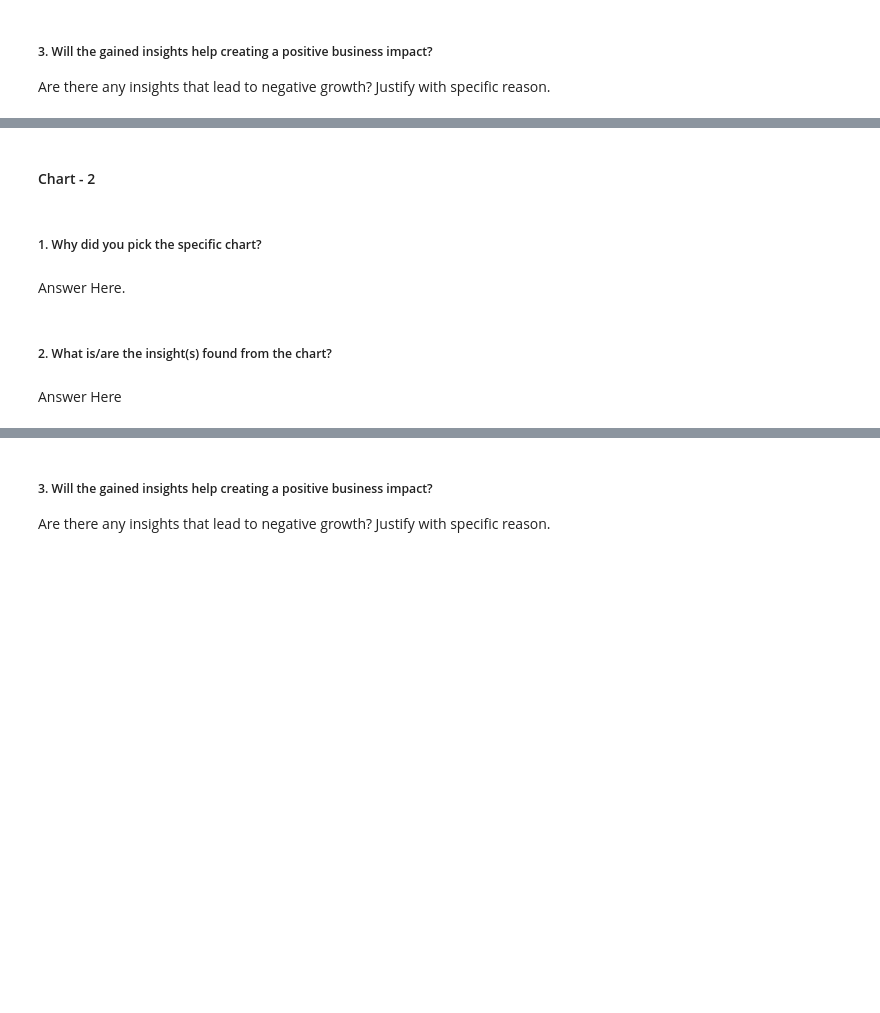
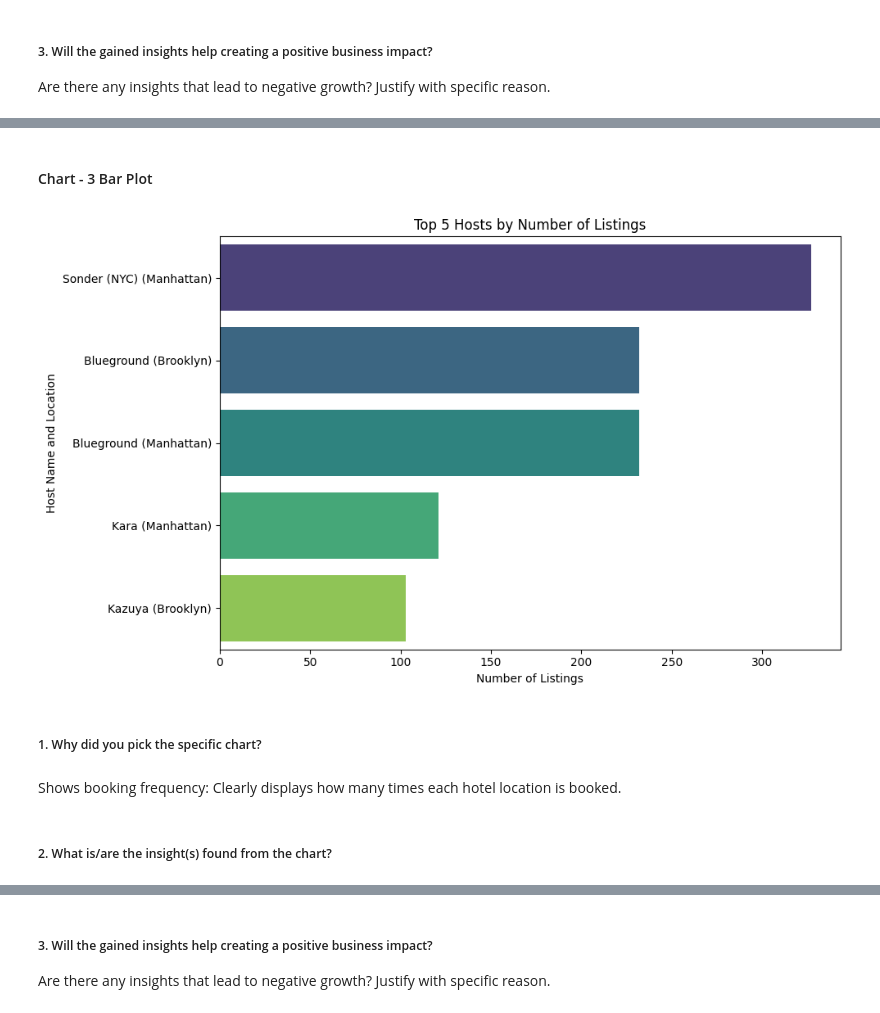
Before and after one commit to skanaujiya/AirBnb-Bookings-Analysis, a Jupyter notebook: src/notebook/airBnb_EDA.ipynb, the cells around one changed output, grey strips where cells are left out. Cells and saved outputs as stored; diff of their text form; code cells hidden in the pictures; blank space fills up the shorter version.

```diff
--- a/src/notebook/airBnb_EDA.ipynb
+++ b/src/notebook/airBnb_EDA.ipynb
@@ -255,2 +470,2 @@ Answer Here
 # %% [markdown]
-#### Chart - 2
+#### Chart - 3 Bar Plot
@@ -259,8 +472,22 @@ Answer Here
+# %%
+host_by_location = df.groupby(['host_name','location'])['calculated_host_listings_count'].max().reset_index()
+top_hosts = host_by_location .sort_values(by = 'calculated_host_listings_count',ascending=False).head(5)
+# %%
+# Concatenate host_name and location for labels
+top_hosts['host_and_location'] = top_hosts['host_name'] + " (" + top_hosts['location'] + ")"
+
+plt.figure(figsize=(10, 6))
+sns.barplot(x='calculated_host_listings_count', y='host_and_location', data=top_hosts, palette='viridis', hue='host_and_location')
+plt.xlabel('Number of Listings')
+plt.ylabel('Host Name and Location')
+plt.title('Top 5 Hosts by Number of Listings')
+plt.tight_layout()
+plt.show()
+# %% [output]
+[figure, added]
 # %% [markdown]
 ##### 1. Why did you pick the specific chart?
-# %% [markdown]
-Answer Here.
+# %% [markdown]
+Shows booking frequency: Clearly displays how many times each hotel location is booked.
 # %% [markdown]
 ##### 2. What is/are the insight(s) found from the chart?
-# %% [markdown]
-Answer Here
```
Also changed, not shown: parts of 109 cells of this notebook.
